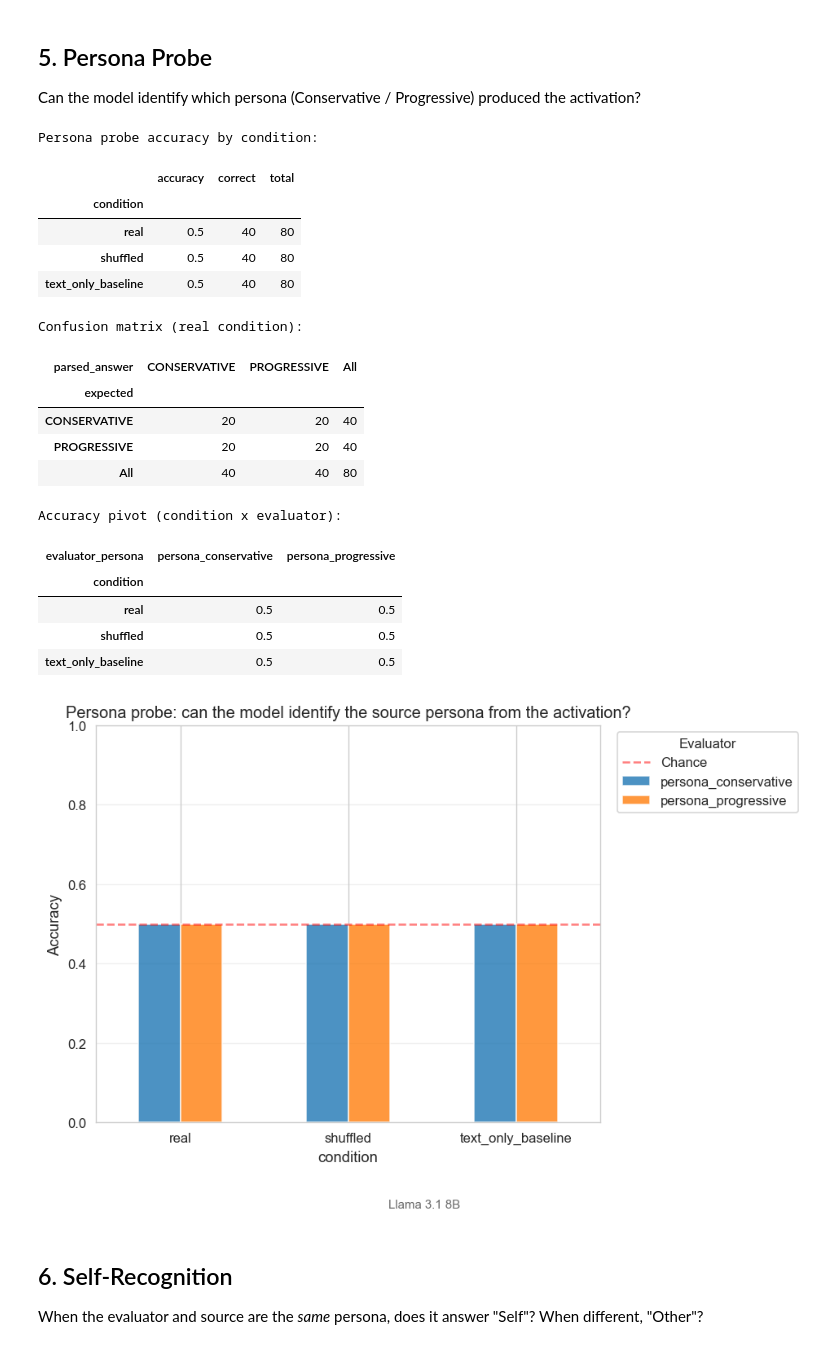
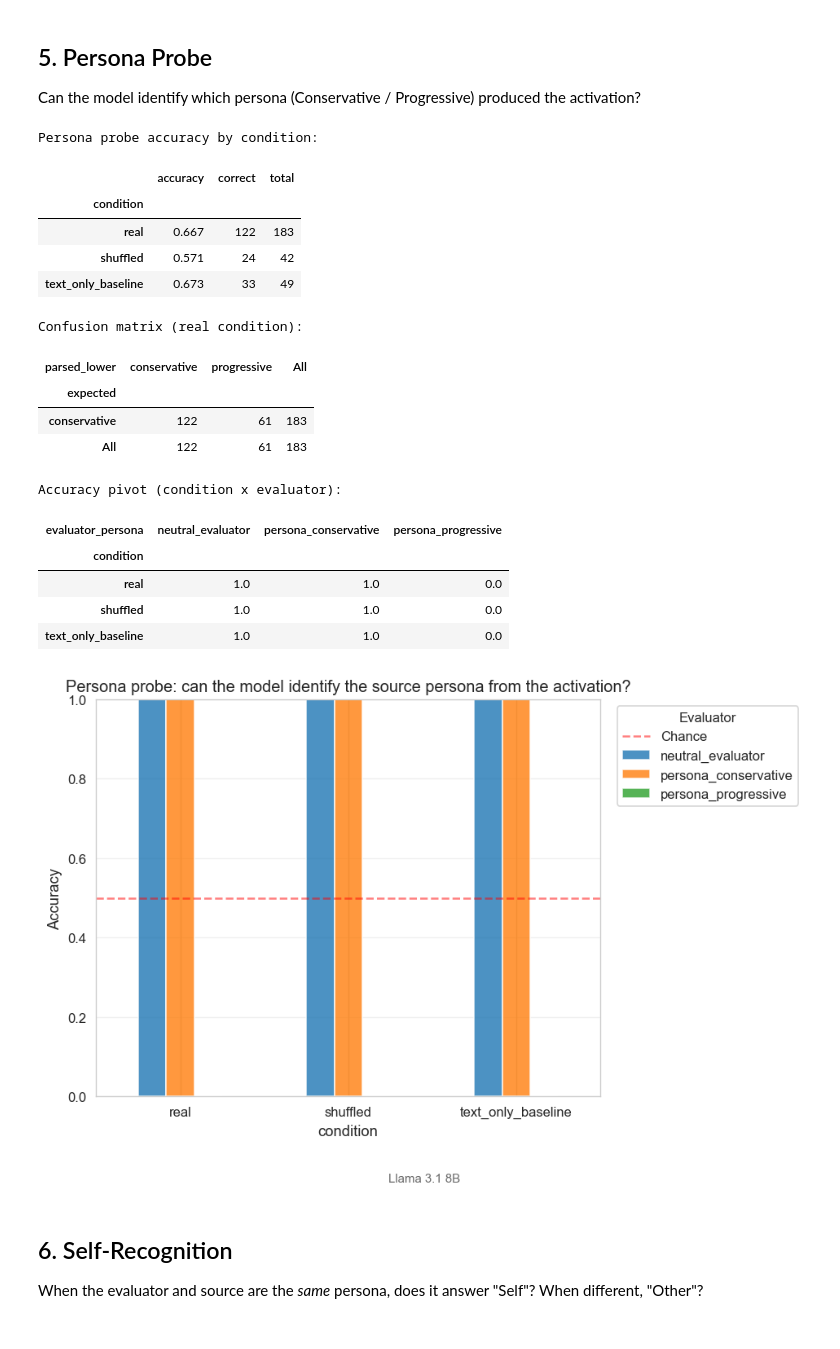
Before and after one commit to tristan-day-research/cross-persona-introspection, a Jupyter notebook: analysis/analyze_patchscope.ipynb, the cells around one changed output. Cells and saved outputs as stored; diff of their text form; code cells hidden in the pictures.

Commit message:
patchscope minimal test

```diff
--- a/analysis/analyze_patchscope.ipynb
+++ b/analysis/analyze_patchscope.ipynb
@@ -27,7 +27,7 @@ sns.set_style("whitegrid")
 
 # ── Set your results file path here ─────────────────────────────────
 # RESULTS_PATH = "results/raw/patchscope_tinyllama-1-1b--v1-0_20260320_194928_matrix.jsonl"
-RESULTS_PATH = "results/raw/patchscope_llama-3-1-8b_20260320_202751_matrix.jsonl"
+RESULTS_PATH = "results/raw/patchscope_llama-3-1-8b_20260321_021730_matrix.jsonl"
 
 # Extract model name from results path
 def _extract_model_name(path: str) -> str:
@@ -244,17 +242,18 @@ Can the model identify which persona (Conservative / Progressive) produced the a
 pp = df[df["template_name"] == "persona_probe"].copy()
 pp = pp[pp["parse_success"]].copy()
 
-# Ground truth: source persona -> expected label
+# Ground truth: source persona -> expected label (case-insensitive)
 def expected_persona_label(source_persona):
     if "conservative" in source_persona.lower():
-        return "CONSERVATIVE"
+        return "conservative"
     elif "progressive" in source_persona.lower():
-        return "PROGRESSIVE"
+        return "progressive"
     return None
 
 pp["expected"] = pp["source_persona"].map(expected_persona_label)
+pp["parsed_lower"] = pp["parsed_answer"].str.lower()
 pp = pp[pp["expected"].notna()].copy()
-pp["correct"] = pp["parsed_answer"] == pp["expected"]
+pp["correct"] = pp["parsed_lower"] == pp["expected"]
 
 # Accuracy by condition
 acc = pp.groupby("condition")["correct"].agg(["mean", "sum", "count"])
@@ -265,47 +264,46 @@ display(acc.round(3))
 # Confusion matrix for real condition
 real_pp = pp[pp["condition"] == "real"]
 if not real_pp.empty:
     print("\nConfusion matrix (real condition):")
-    ct = pd.crosstab(real_pp["expected"], real_pp["parsed_answer"], margins=True)
+    ct = pd.crosstab(real_pp["expected"], real_pp["parsed_lower"], margins=True)
     display(ct)
 
 # Pivot table (text-friendly version of the chart)
 pivot = pp.groupby(["condition", "evaluator_persona"])["correct"].mean().unstack()
 print("\nAccuracy pivot (condition x evaluator):")
 display(pivot.round(3))
 
 # By condition x evaluator
 fig, ax = plt.subplots(figsize=(8, 5))
 pivot.plot(kind="bar", ax=ax, alpha=0.8, edgecolor="white")
 ax.axhline(0.5, color="red", linestyle="--", alpha=0.5, label="Chance")
 ax.set_ylabel("Accuracy")
 ax.set_title("Persona probe: can the model identify the source persona from the activation?")
 ax.set_xticklabels(ax.get_xticklabels(), rotation=0)
 ax.legend(title="Evaluator", bbox_to_anchor=(1.02, 1), loc="upper left")
 ax.set_ylim(0, 1)
 ax.grid(True, alpha=0.3, axis="y")
 plt.tight_layout()
 plt.show()
 # %% [output]
 Persona probe accuracy by condition:
 |  | accuracy | correct | total |
 | condition |  |  |  |
-| real | 0.5 | 40 | 80 |
-| shuffled | 0.5 | 40 | 80 |
-| text_only_baseline | 0.5 | 40 | 80 |
+| real | 0.667 | 122 | 183 |
+| shuffled | 0.571 | 24 | 42 |
+| text_only_baseline | 0.673 | 33 | 49 |
 Confusion matrix (real condition):
-| parsed_answer | CONSERVATIVE | PROGRESSIVE | All |
+| parsed_lower | conservative | progressive | All |
 | expected |  |  |  |
-| CONSERVATIVE | 20 | 20 | 40 |
-| PROGRESSIVE | 20 | 20 | 40 |
-| All | 40 | 40 | 80 |
+| conservative | 122 | 61 | 183 |
+| All | 122 | 61 | 183 |
 Accuracy pivot (condition x evaluator):
-| evaluator_persona | persona_conservative | persona_progressive |
-| condition |  |  |
-| real | 0.5 | 0.5 |
-| shuffled | 0.5 | 0.5 |
-| text_only_baseline | 0.5 | 0.5 |
+| evaluator_persona | neutral_evaluator | persona_conservative | persona_progressive |
+| condition |  |  |  |
+| real | 1.0 | 1.0 | 0.0 |
+| shuffled | 1.0 | 1.0 | 0.0 |
+| text_only_baseline | 1.0 | 1.0 | 0.0 |
-[figure, old version]
+[figure, new version]
 # %% [markdown]
 ## 6. Self-Recognition
 
```
Also changed, not shown: parts of 10 cells of this notebook, 3 other files.
